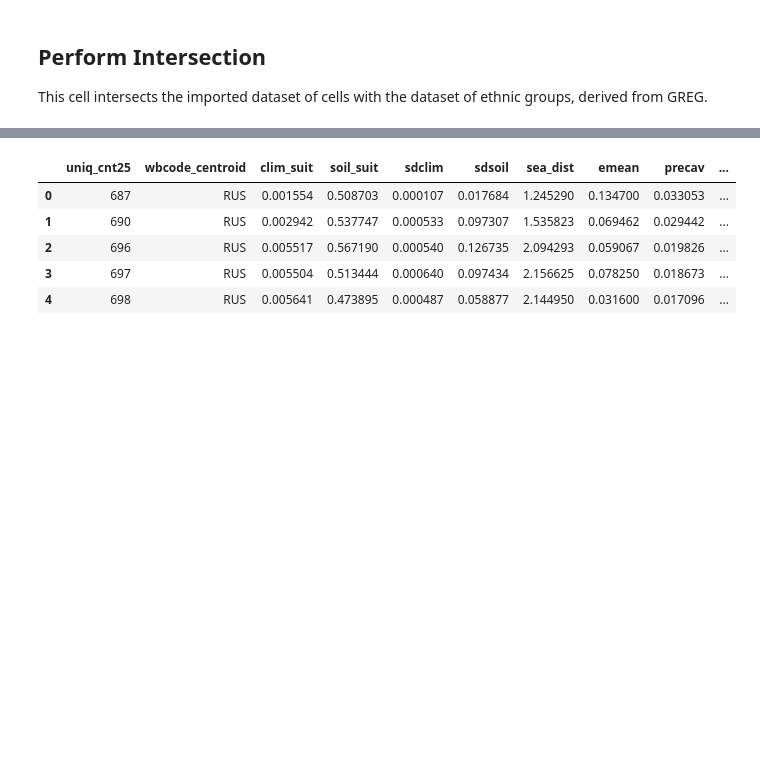
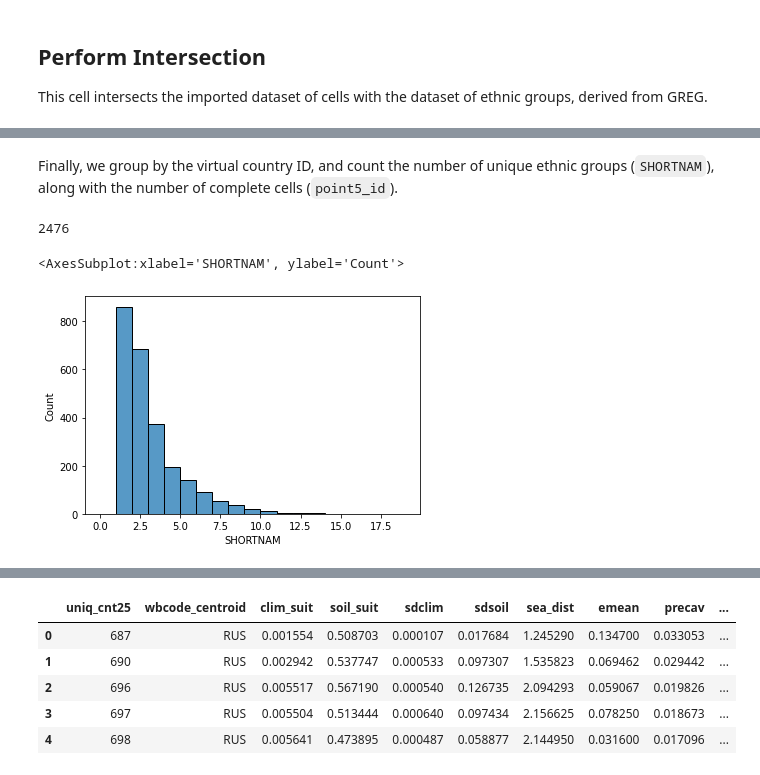
Before and after one commit to andleb/230Afinal, a Jupyter notebook: greg_nmbrlang.ipynb, the cells around one changed output, grey strips where cells are left out. Saved outputs shown, nothing was run; the diff lists cells and outputs as text; code cells hidden in the pictures; blank space fills up the shorter version.

Commit message:
remanipulate greg data

```diff
--- a/greg_nmbrlang.ipynb
+++ b/greg_nmbrlang.ipynb
@@ -161,0 +103,5 @@ areas['count'] = joined.groupby('uniq_cnt25')['SHORTNAM'].nunique()
+# %%
+areasCell = joined.set_index('point5_id').area.groupby(level = 0).sum().to_frame().rename(columns = {0: 'overlay'})
+areasCell['full'] = virtual.set_index('point5_id').area
+areasCell['complete'] = np.isclose(areasCell['overlay'], areasCell['full'])
+areasCell
@@ -161,0 +128,3 @@ areas['count'] = joined.groupby('uniq_cnt25')['SHORTNAM'].nunique()
+# %%
+joinedCoverage = joined.merge(areasCell, left_on = 'point5_id', right_index = True)
+joinedCoverage.head()
@@ -161,0 +138,14 @@ areas['count'] = joined.groupby('uniq_cnt25')['SHORTNAM'].nunique()
+# %% [markdown]
+Finally, we group by the virtual country ID, and count the number of unique ethnic groups (`SHORTNAM`), along with the number of complete cells (`point5_id`).
+# %%
+countries = joinedCoverage[joinedCoverage['complete'] == True].groupby('uniq_cnt25')[['point5_id', 'SHORTNAM']].nunique()
+countries.to_csv('greg.csv')
+# %%
+len(countries)
+# %% [output]
+2476
+# %%
+sns.histplot(x = countries['SHORTNAM'], bins = np.arange(0, 20))
+# %% [output]
+<AxesSubplot:xlabel='SHORTNAM', ylabel='Count'>
+[figure, added]
```
Also changed, not shown: parts of 20 cells of this notebook, 1 other file.
